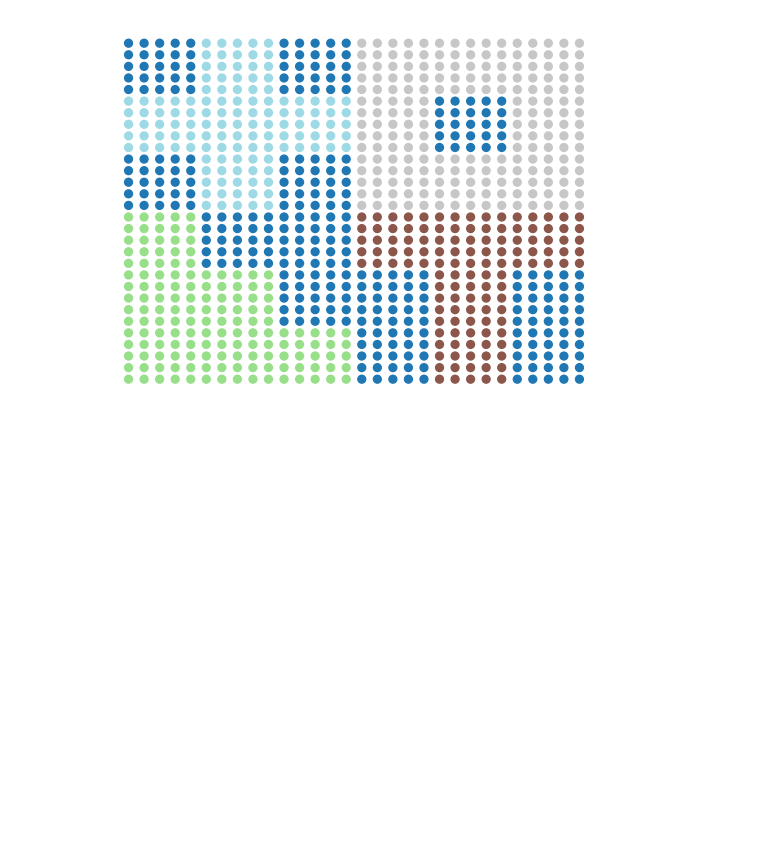
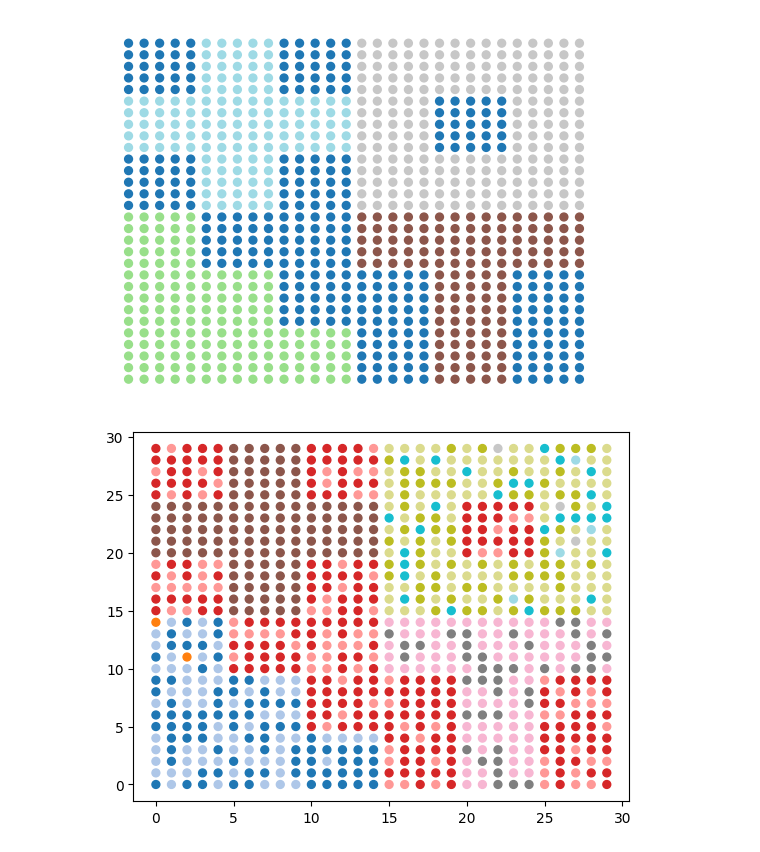
Before and after one commit to craigfouts/NeuralTopicModels, a Jupyter notebook: sandbox.ipynb, the cells around one changed output. Cells and saved outputs as stored; diff of their text form; code cells hidden in the pictures; blank space fills up the shorter version.

```diff
--- a/sandbox.ipynb
+++ b/sandbox.ipynb
@@ -28,0 +133,16 @@ class Decoder(nn.Module):
+# %%
+INPUT_DIM = X.shape[1]
+LATENT_DIM = 1
+HIDDEN_DIM = (X.shape[1] + LATENT_DIM)//2
+SCALE = 1e-2
+N_STEPS = 1000
+LEARNING_RATE = 1e-1
+
+pyro.clear_param_store()
+
+Y = torch.tensor(X, dtype=torch.float32)
+model = VAE(INPUT_DIM, HIDDEN_DIM, LATENT_DIM, SCALE).fit(Y, N_STEPS, LEARNING_RATE)
+Y_labels = model.transform(Y)
+util.visualize_dataset(X, Y_labels)
+# %% [output]
+[figure, added]
```
Also changed, not shown: parts of 9 cells of this notebook, 1 other file.
